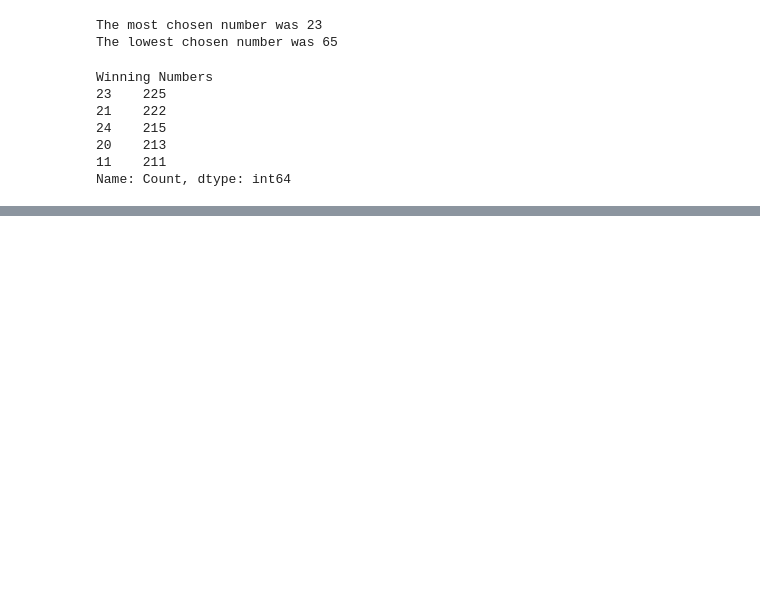
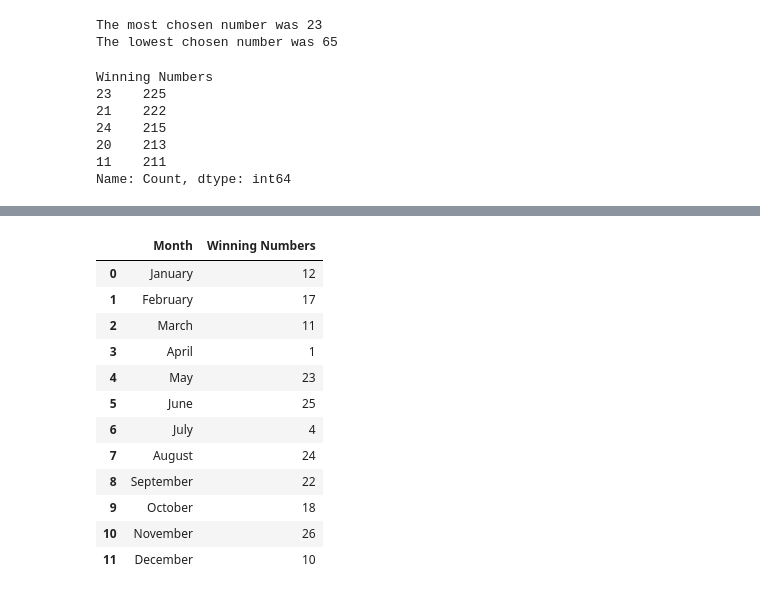
Before and after one commit to Szafranerio/Data_InDepth, a Jupyter notebook: Seaborn/Lottery_Dataset.ipynb, the cells around one changed output, grey strips where cells are left out. Saved outputs shown, nothing was run; the diff lists cells and outputs as text; code cells hidden in the pictures; blank space fills up the shorter version.

```diff
--- a/Seaborn/Lottery_Dataset.ipynb
+++ b/Seaborn/Lottery_Dataset.ipynb
@@ -198,0 +228,23 @@ Name: Count, dtype: int64
+# %%
+import calendar
+
+month_order = list(calendar.month_name)[1:]
+data.Month = pd.Categorical(data.Month, categories=month_order, ordered=True)
+
+data['Winning Numbers'] = data['Winning Numbers'].astype(int)
+top_number_per_month = data.groupby('Month')['Winning Numbers'].agg(lambda x: x.value_counts().idxmax()).reset_index()
+top_number_per_month
+# %% [output]
+|  | Month | Winning Numbers |
+| 0 | January | 12 |
+| 1 | February | 17 |
+| 2 | March | 11 |
+| 3 | April | 1 |
+| 4 | May | 23 |
+| 5 | June | 25 |
+| 6 | July | 4 |
+| 7 | August | 24 |
+| 8 | September | 22 |
+| 9 | October | 18 |
+| 10 | November | 26 |
+| 11 | December | 10 |
```
Also changed, not shown: parts of 5 cells of this notebook.
